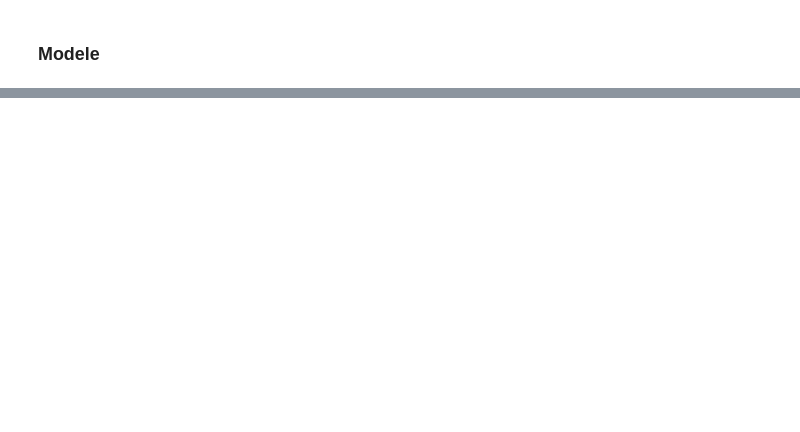
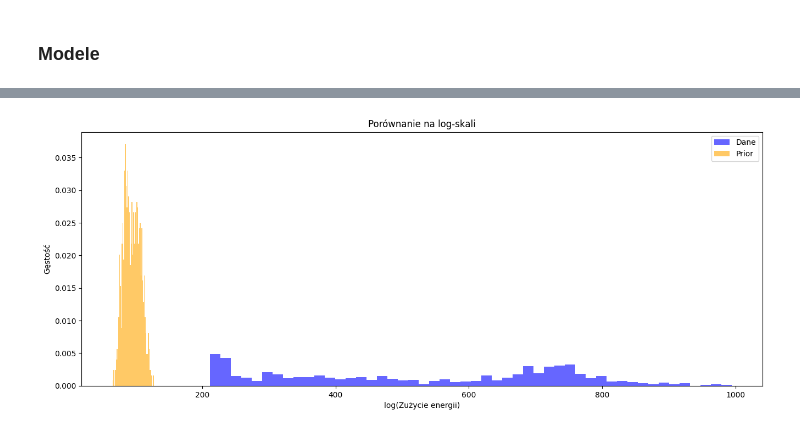
Before and after one commit to Julnowak/SensIO-Smart_Home_App, a Jupyter notebook: BAYESIAN/test.ipynb, the cells around one changed output, grey strips where cells are left out. Saved outputs shown, nothing was run; the diff lists cells and outputs as text; code cells hidden in the pictures; blank space fills up the shorter version.

```diff
--- a/BAYESIAN/test.ipynb
+++ b/BAYESIAN/test.ipynb
@@ -401,0 +820,12 @@ df_test
+# %%
+prior_samples = prior_1_seasonal.y_sim.mean(axis=0)
+
+plt.hist(df_seasonal["energy_consumption"], bins=50, alpha=0.6, label="Dane", color='blue', density=True)
+plt.hist(prior_samples, bins=50, alpha=0.6, label="Prior", color='orange', density=True)
+plt.legend()
+plt.xlabel("log(Zużycie energii)")
+plt.ylabel("Gęstość")
+plt.title("Porównanie na log-skali")
+plt.show()
+# %% [output]
+[figure, added]
```
Also changed, not shown: parts of 46 cells of this notebook, 27 other files.
